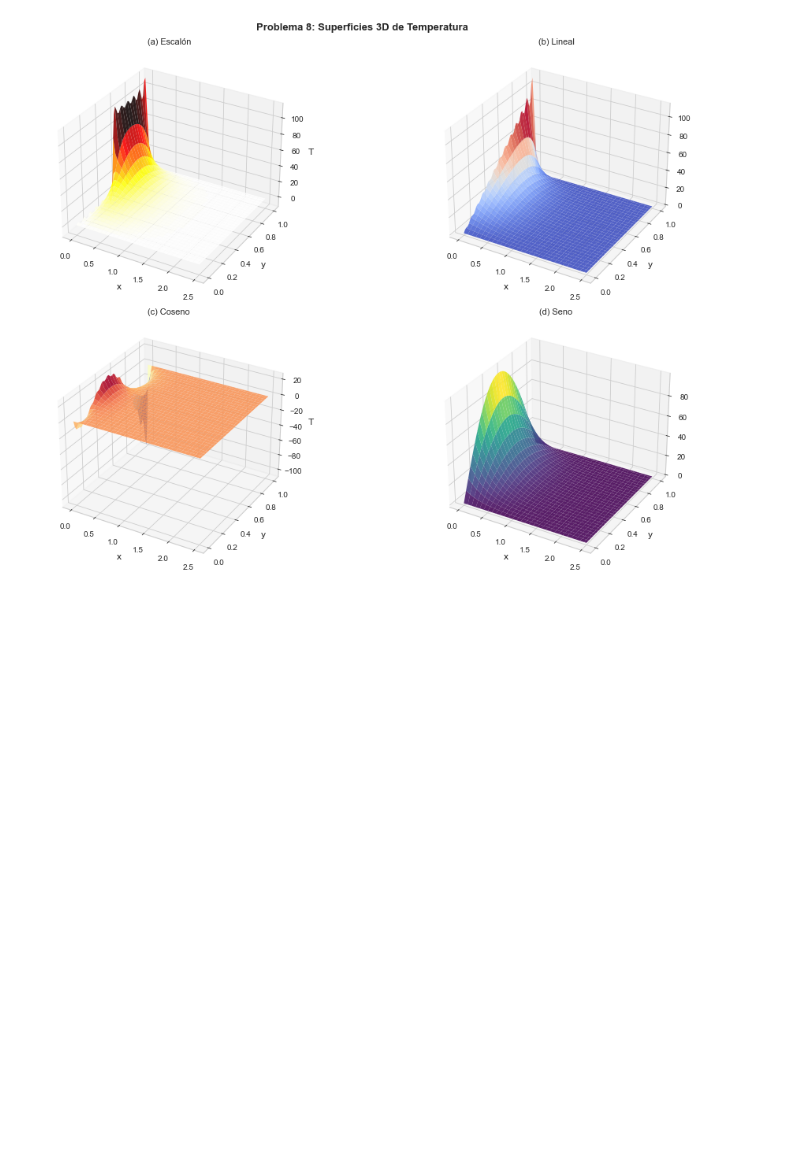
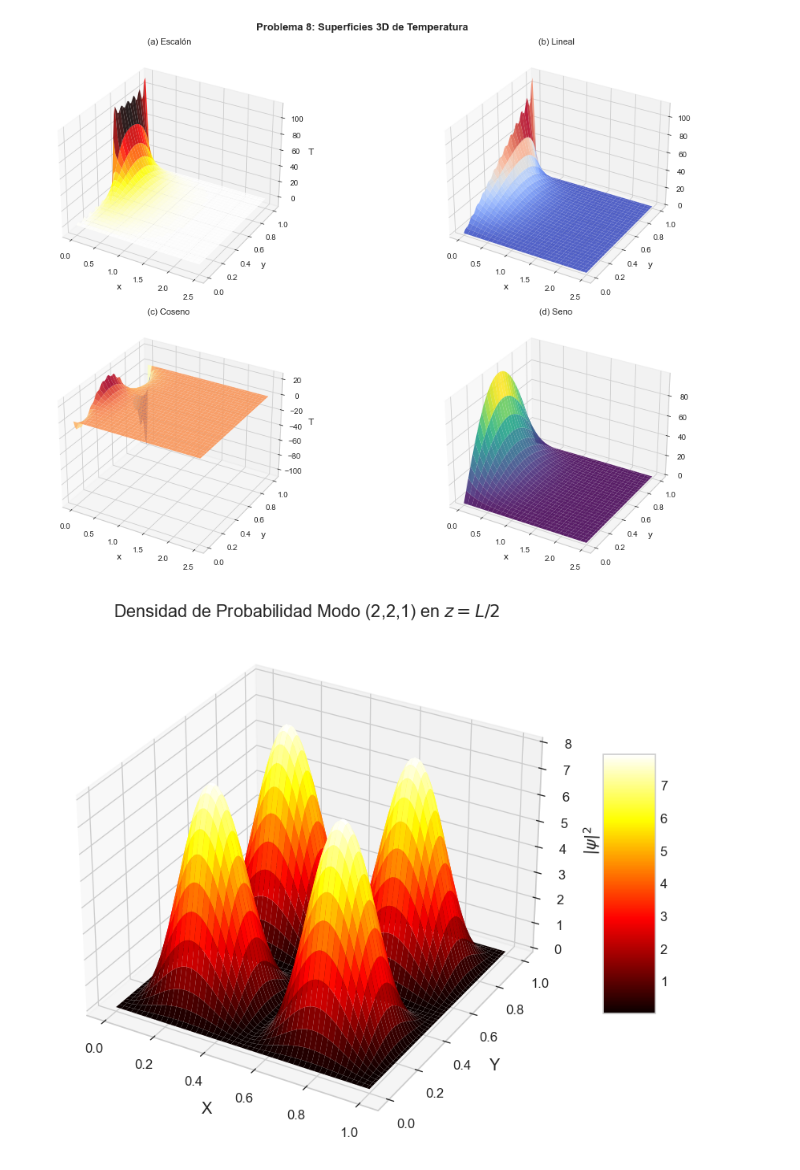
Before and after one commit to Daniel-534/FisicaMatematicaI, a Jupyter notebook: SolucionTalleres/SolucionTaller4.ipynb, the cells around one changed output. Saved outputs shown, nothing was run; the diff lists cells and outputs as text; code cells hidden in the pictures; blank space fills up the shorter version.

```diff
--- a/SolucionTalleres/SolucionTaller4.ipynb
+++ b/SolucionTalleres/SolucionTaller4.ipynb
@@ -1482,3 +1482,35 @@ plt.tight_layout()
 plt.show()
 # %% [output]
 [figure]
+# %%
+import matplotlib.pyplot as plt
+import numpy as np
+from mpl_toolkits.mplot3d import Axes3D
+
+# Configuración básica (basada en tu código)
+L6 = 1.0
+x6 = np.linspace(0, L6, 100)
+y6 = np.linspace(0, L6, 100)
+X6, Y6 = np.meshgrid(x6, y6)
+z_mid = L6/2.0
+
+# Selección de un modo específico, por ejemplo (2, 2, 1)
+l, n, p = 2, 2, 1
+
+# Cálculo de la densidad de probabilidad
+psi2 = (np.sin(l*np.pi*X6/L6)*np.sin(n*np.pi*Y6/L6)*np.sin(p*np.pi*z_mid/L6))**2
+psi2 *= 8/L6**3
+
+# Crear la figura 3D
+fig = plt.figure(figsize=(10, 7))
+ax = fig.add_subplot(111, projection='3d')
+
+# Graficar la superficie
+surf = ax.plot_surface(X6, Y6, psi2, cmap='hot', edgecolor='none')
+
+ax.set_title(f'Densidad de Probabilidad Modo ({l},{n},{p}) en $z=L/2$')
+ax.set_xlabel('X'); ax.set_ylabel('Y'); ax.set_zlabel('$|\\psi|^2$')
+fig.colorbar(surf, ax=ax, shrink=0.5, aspect=5)
+plt.show()
+# %% [output]
+[figure, added]
```
Also changed, not shown: parts of 1 cell of this notebook, 1 other file.
